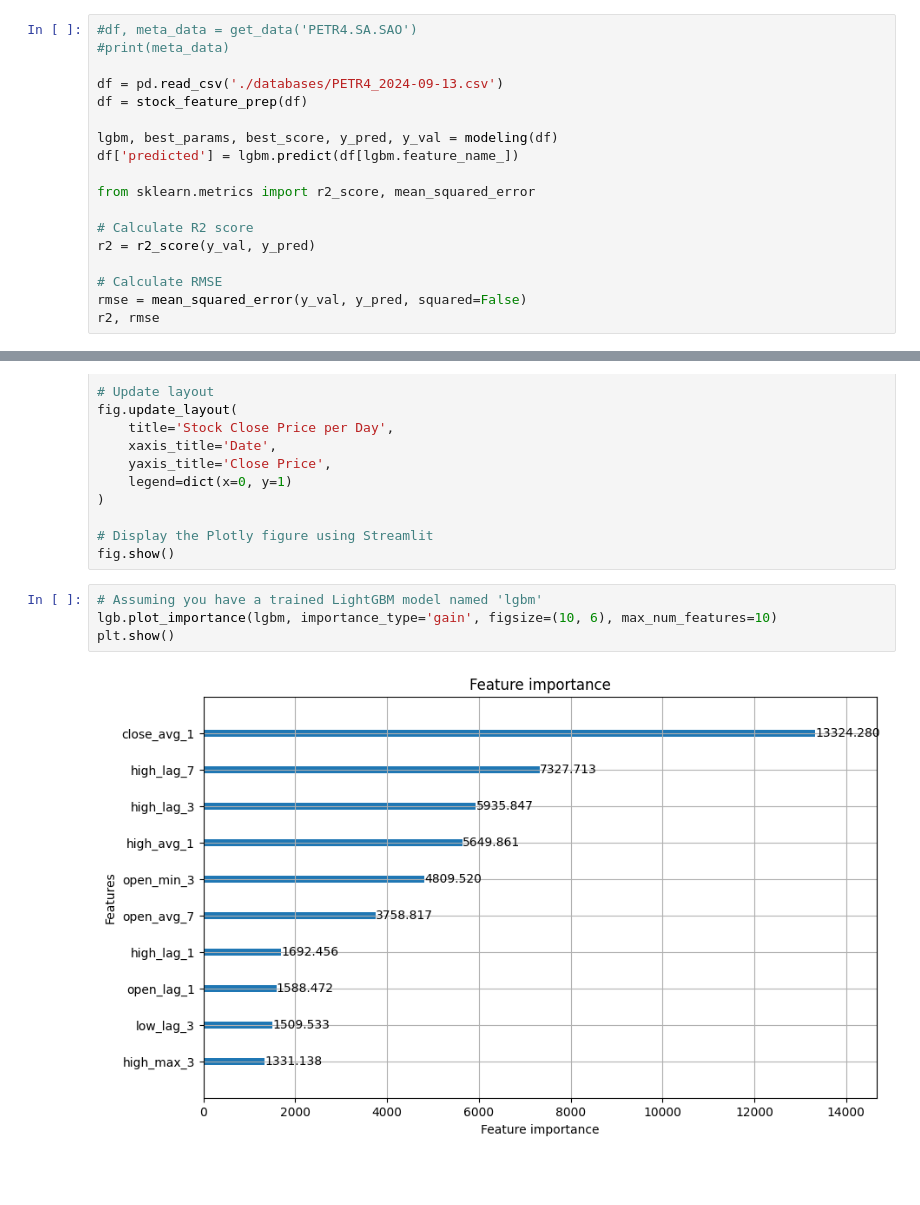
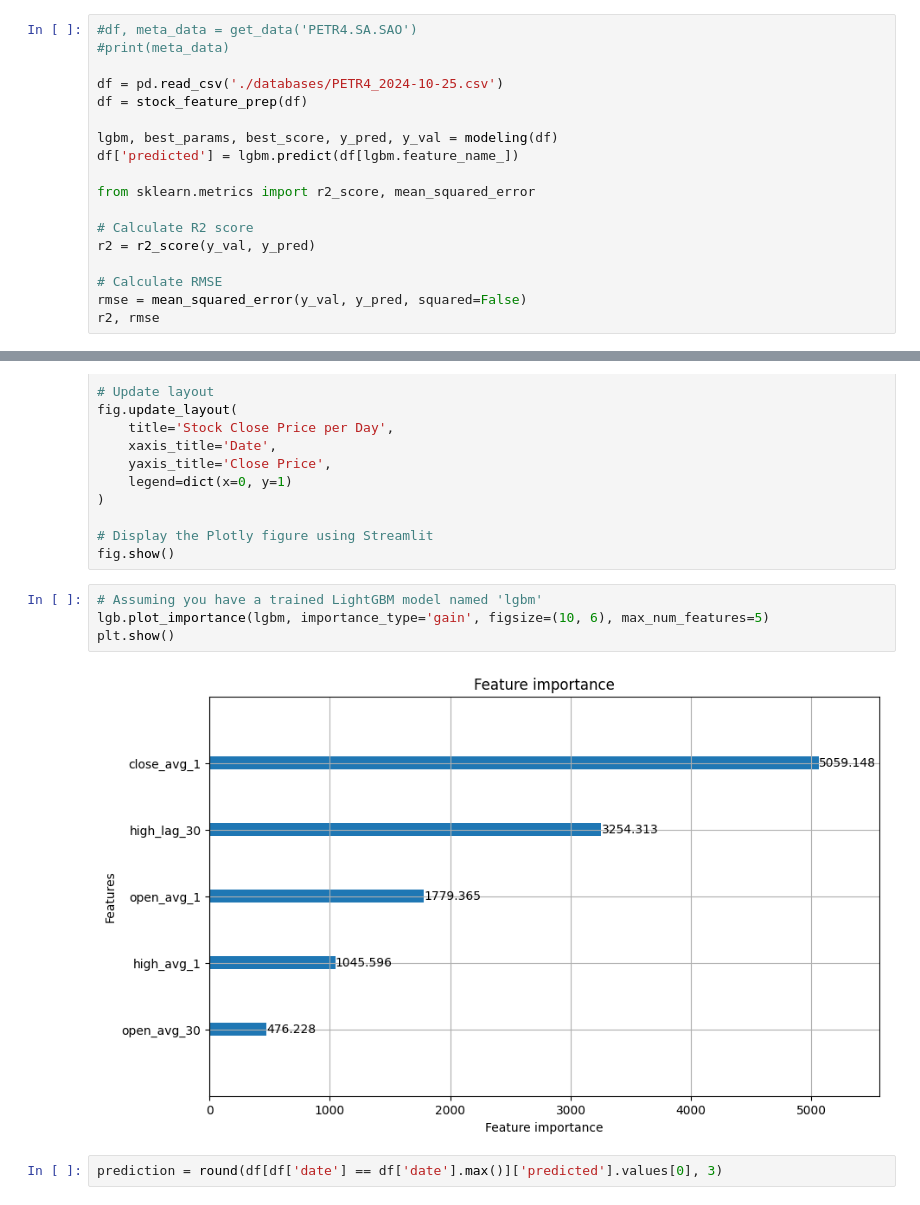
Before and after one commit to luleoli/l3stockmdl, a Jupyter notebook: propotype.ipynb, the cells around one changed output, grey strips where cells are left out. Drawn from its saved outputs; the diff is of its cells as text; blank space fills up the shorter version.

```diff
--- a/propotype.ipynb
+++ b/propotype.ipynb
@@ -10,7 +10,7 @@ importlib.reload(utils)
 #df, meta_data = get_data('PETR4.SA.SAO')
 #print(meta_data)
 
-df = pd.read_csv('./databases/PETR4_2024-09-13.csv')
+df = pd.read_csv('./databases/PETR4_2024-10-25.csv')
 df = stock_feature_prep(df)
 
 lgbm, best_params, best_score, y_pred, y_val = modeling(df)
@@ -59,7 +92,9 @@ fig.update_layout(
 fig.show()
 # %%
 # Assuming you have a trained LightGBM model named 'lgbm'
-lgb.plot_importance(lgbm, importance_type='gain', figsize=(10, 6), max_num_features=10)
+lgb.plot_importance(lgbm, importance_type='gain', figsize=(10, 6), max_num_features=5)
 plt.show()
 # %% [output]
-[figure, old version]
+[figure, new version]
+# %%
+prediction = round(df[df['date'] == df['date'].max()]['predicted'].values[0], 3)
```
Also changed, not shown: parts of 10 cells of this notebook, 3 other files.
